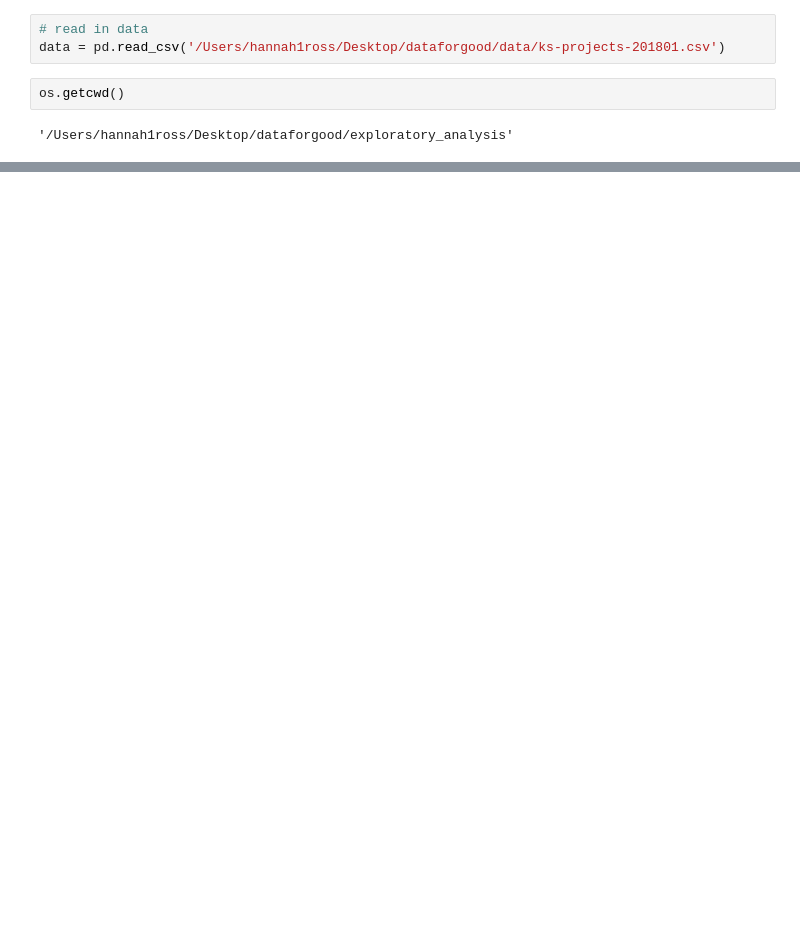
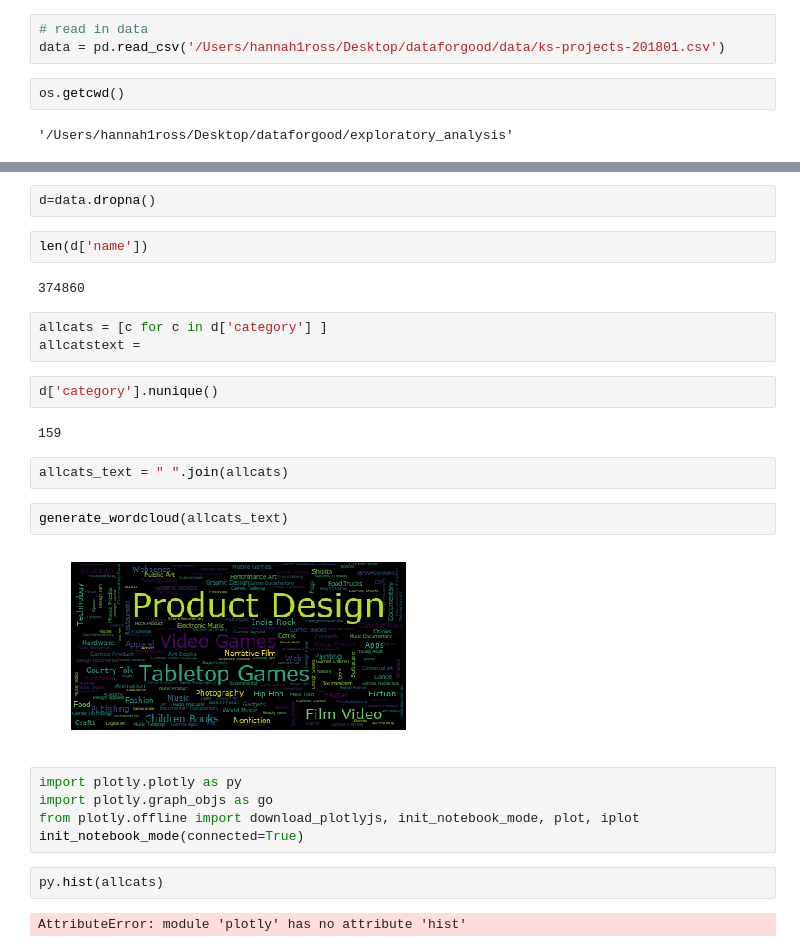
Before and after one commit to hannah-ross/dataforgood, a Jupyter notebook: exploratory_analysis/exploring_Hannah.ipynb, the cells around one changed output, grey strips where cells are left out. Drawn from its saved outputs; the diff is of its cells as text; blank space fills up the shorter version.

```diff
--- a/exploratory_analysis/exploring_Hannah.ipynb
+++ b/exploratory_analysis/exploring_Hannah.ipynb
@@ -11,0 +82,28 @@ os.getcwd()
+# %%
+d=data.dropna()
+# %%
+len(d['name'])
+# %% [output]
+374860
+# %%
+allcats = [c for c in d['category'] ]
+allcatstext =
+# %%
+d['category'].nunique()
+# %% [output]
+159
+# %%
+allcats_text = " ".join(allcats)
+# %%
+generate_wordcloud(allcats_text)
+# %% [output]
+[figure, added]
+# %%
+import plotly.plotly as py
+import plotly.graph_objs as go
+from plotly.offline import download_plotlyjs, init_notebook_mode, plot, iplot
+init_notebook_mode(connected=True)
+# %%
+py.hist(allcats)
+# %% [output]
+AttributeError: module 'plotly' has no attribute 'hist'
```
Also changed, not shown: parts of 45 cells of this notebook.
